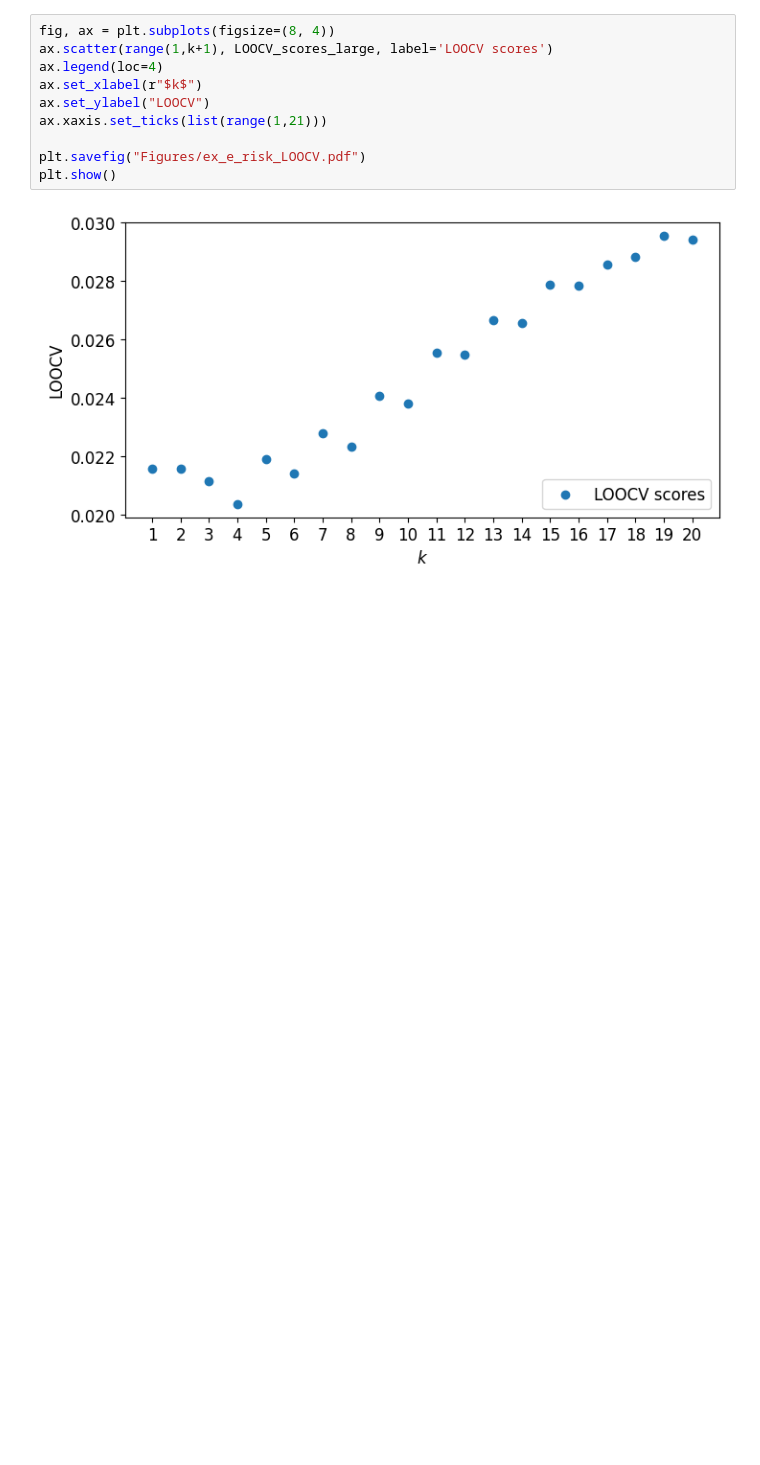
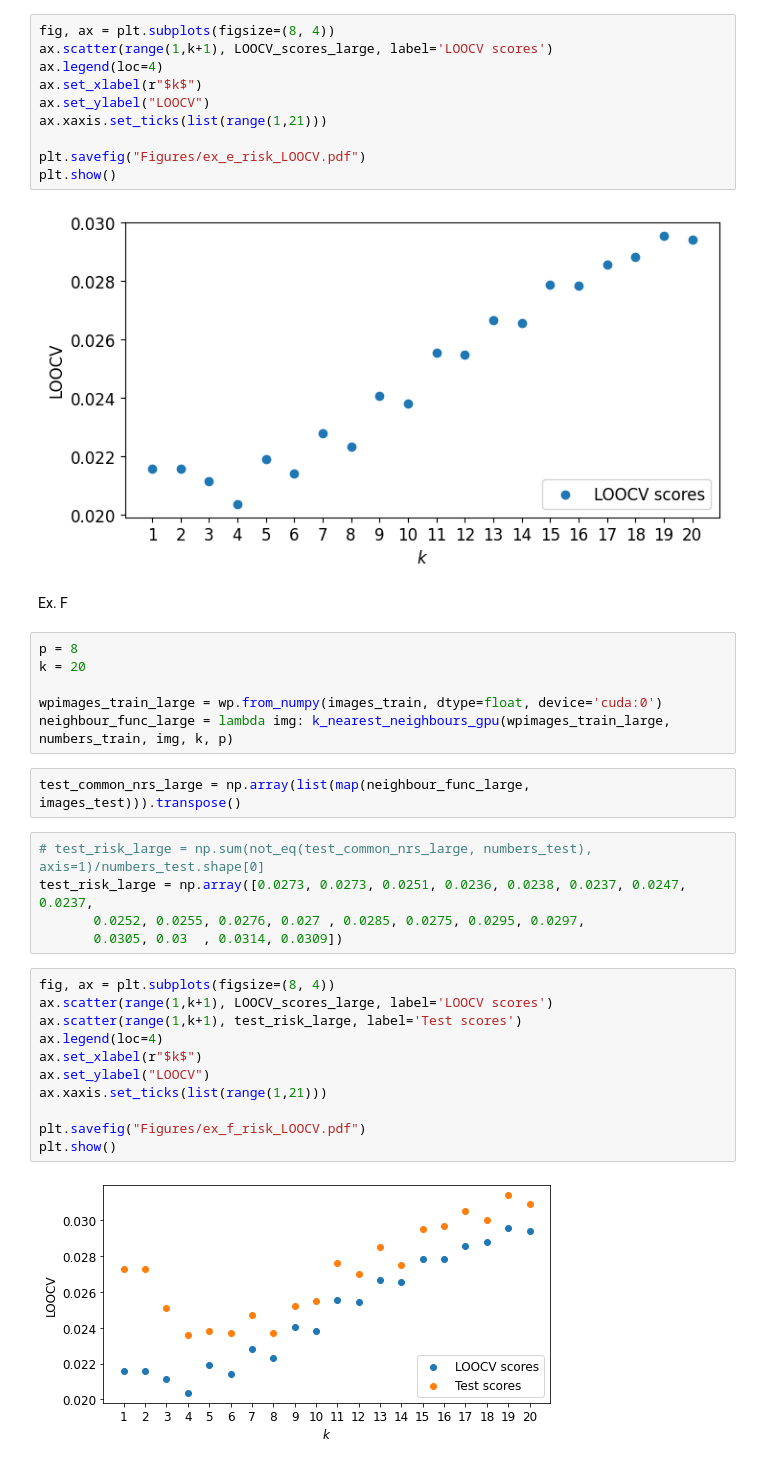
Before and after one commit to Sarc-s/2MMS80-part-one, a Jupyter notebook: gpu_code.ipynb, the cells around one changed output. Drawn from its saved outputs; the diff is of its cells as text; blank space fills up the shorter version.

```diff
--- a/gpu_code.ipynb
+++ b/gpu_code.ipynb
@@ -405,3 +438,31 @@ plt.savefig("Figures/ex_e_risk_LOOCV.pdf")
 plt.show()
 # %% [output]
 [figure]
+# %% [markdown]
+Ex. F
+# %%
+p = 8
+k = 20
+
+wpimages_train_large = wp.from_numpy(images_train, dtype=float, device='cuda:0')
+neighbour_func_large = lambda img: k_nearest_neighbours_gpu(wpimages_train_large, numbers_train, img, k, p)
+# %%
+test_common_nrs_large = np.array(list(map(neighbour_func_large, images_test))).transpose()
+# %%
+# test_risk_large = np.sum(not_eq(test_common_nrs_large, numbers_test), axis=1)/numbers_test.shape[0]
+test_risk_large = np.array([0.0273, 0.0273, 0.0251, 0.0236, 0.0238, 0.0237, 0.0247, 0.0237,
+       0.0252, 0.0255, 0.0276, 0.027 , 0.0285, 0.0275, 0.0295, 0.0297,
+       0.0305, 0.03  , 0.0314, 0.0309])
+# %%
+fig, ax = plt.subplots(figsize=(8, 4))
+ax.scatter(range(1,k+1), LOOCV_scores_large, label='LOOCV scores')
+ax.scatter(range(1,k+1), test_risk_large, label='Test scores')
+ax.legend(loc=4)
+ax.set_xlabel(r"$k$")
+ax.set_ylabel("LOOCV")
+ax.xaxis.set_ticks(list(range(1,21)))
+
+plt.savefig("Figures/ex_f_risk_LOOCV.pdf")
+plt.show()
+# %% [output]
+[figure, added]
```
Also changed, not shown: parts of 23 cells of this notebook.
